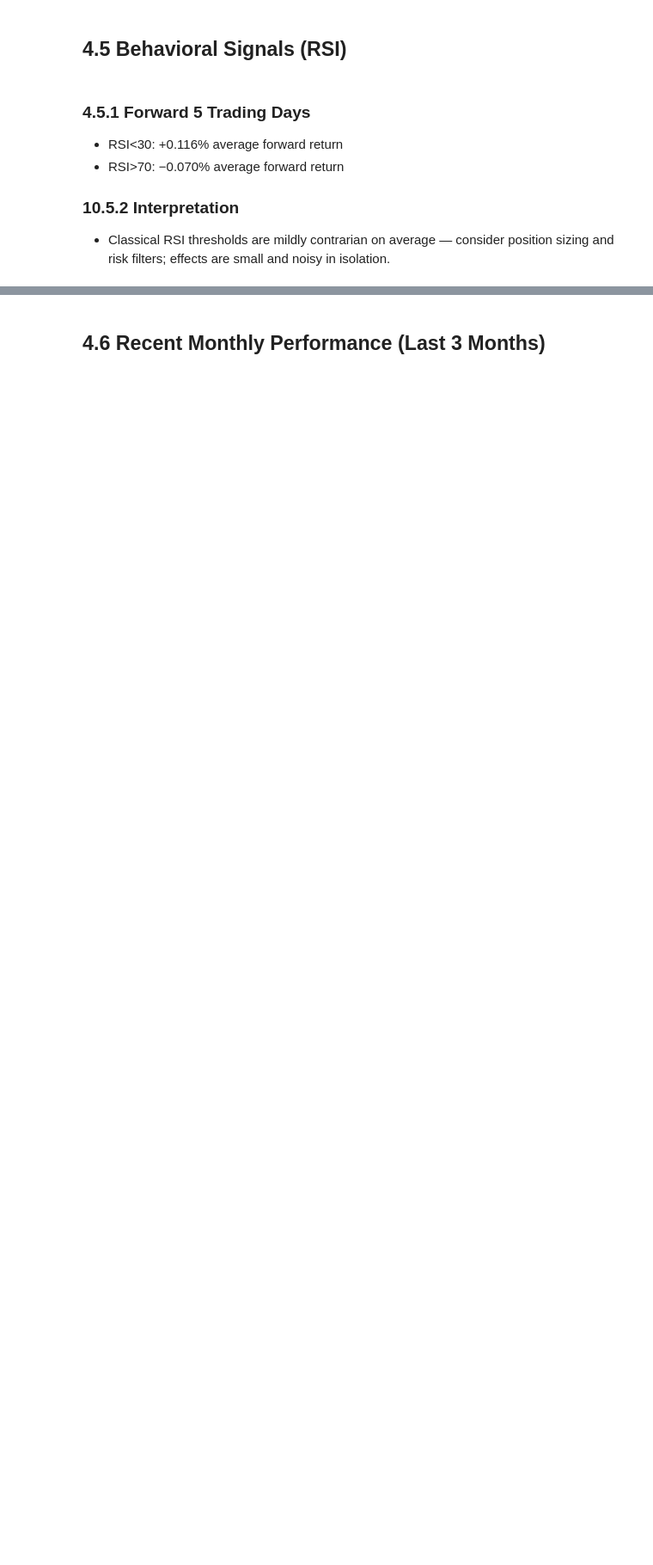
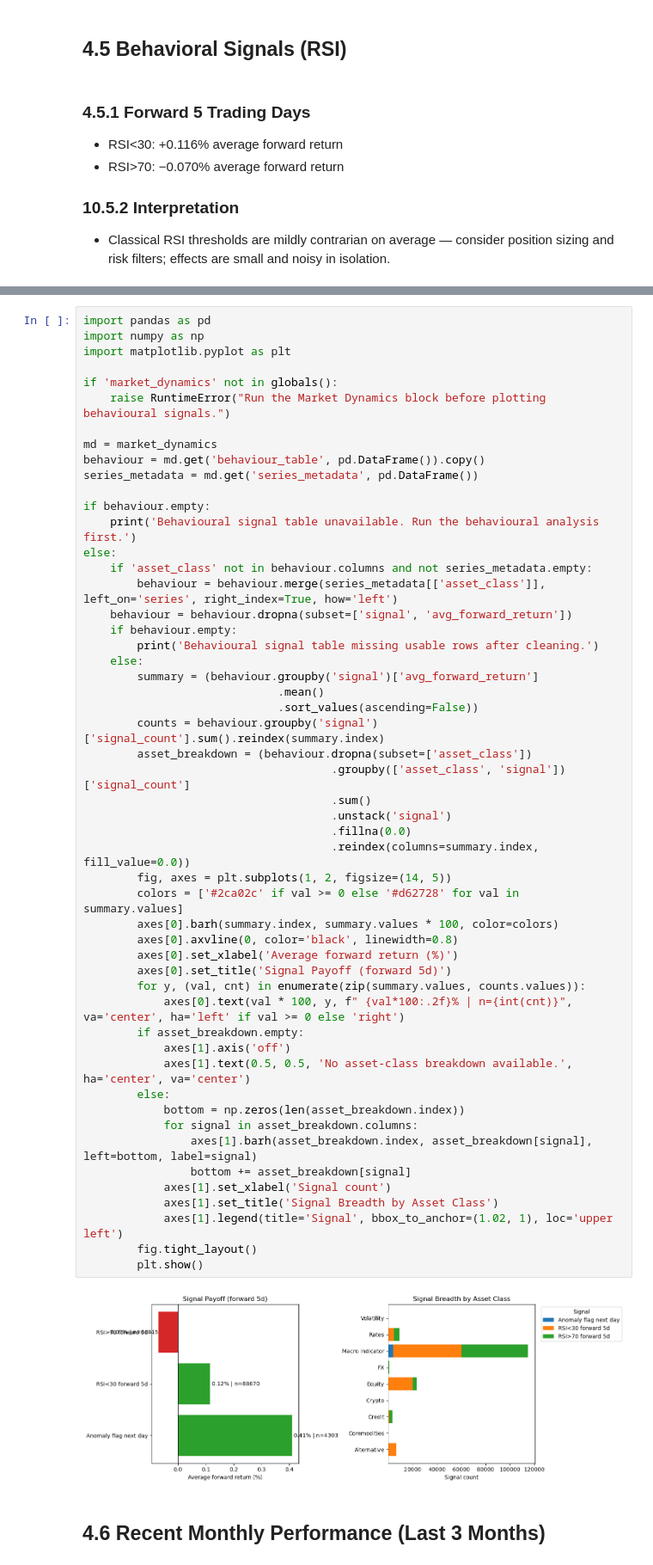
Before and after one commit to kecheng-shi/Nexus-data-preprocessing, a Jupyter notebook: Index Analysis.ipynb, the cells around one changed output, grey strips where cells are left out. Shown at 86% size. Saved outputs shown, nothing was run; the diff lists cells and outputs as text; blank space fills up the shorter version.

```diff
--- a/Index Analysis.ipynb
+++ b/Index Analysis.ipynb
@@ -1334,2 +1775,56 @@ if not beh_summary.empty:
+# %%
+import pandas as pd
+import numpy as np
+import matplotlib.pyplot as plt
+
+if 'market_dynamics' not in globals():
+    raise RuntimeError("Run the Market Dynamics block before plotting behavioural signals.")
+
+md = market_dynamics
+behaviour = md.get('behaviour_table', pd.DataFrame()).copy()
+series_metadata = md.get('series_metadata', pd.DataFrame())
+
+if behaviour.empty:
+    print('Behavioural signal table unavailable. Run the behavioural analysis first.')
+else:
+    if 'asset_class' not in behaviour.columns and not series_metadata.empty:
+        behaviour = behaviour.merge(series_metadata[['asset_class']], left_on='series', right_index=True, how='left')
+    behaviour = behaviour.dropna(subset=['signal', 'avg_forward_return'])
+    if behaviour.empty:
+        print('Behavioural signal table missing usable rows after cleaning.')
+    else:
+        summary = (behaviour.groupby('signal')['avg_forward_return']
+                             .mean()
+                             .sort_values(ascending=False))
+        counts = behaviour.groupby('signal')['signal_count'].sum().reindex(summary.index)
+        asset_breakdown = (behaviour.dropna(subset=['asset_class'])
+                                     .groupby(['asset_class', 'signal'])['signal_count']
+                                     .sum()
+                                     .unstack('signal')
+                                     .fillna(0.0)
+                                     .reindex(columns=summary.index, fill_value=0.0))
+        fig, axes = plt.subplots(1, 2, figsize=(14, 5))
+        colors = ['#2ca02c' if val >= 0 else '#d62728' for val in summary.values]
+        axes[0].barh(summary.index, summary.values * 100, color=colors)
+        axes[0].axvline(0, color='black', linewidth=0.8)
+        axes[0].set_xlabel('Average forward return (%)')
+        axes[0].set_title('Signal Payoff (forward 5d)')
+        for y, (val, cnt) in enumerate(zip(summary.values, counts.values)):
+            axes[0].text(val * 100, y, f" {val*100:.2f}% | n={int(cnt)}", va='center', ha='left' if val >= 0 else 'right')
+        if asset_breakdown.empty:
+            axes[1].axis('off')
+            axes[1].text(0.5, 0.5, 'No asset-class breakdown available.', ha='center', va='center')
+        else:
+            bottom = np.zeros(len(asset_breakdown.index))
+            for signal in asset_breakdown.columns:
+                axes[1].barh(asset_breakdown.index, asset_breakdown[signal], left=bottom, label=signal)
+                bottom += asset_breakdown[signal]
+            axes[1].set_xlabel('Signal count')
+            axes[1].set_title('Signal Breadth by Asset Class')
+            axes[1].legend(title='Signal', bbox_to_anchor=(1.02, 1), loc='upper left')
+        fig.tight_layout()
+        plt.show()
+# %% [output]
+[figure, added]
 # %% [markdown]
 ## 4.6 Recent Monthly Performance (Last 3 Months)
```
Also changed, not shown: parts of 17 cells of this notebook.
